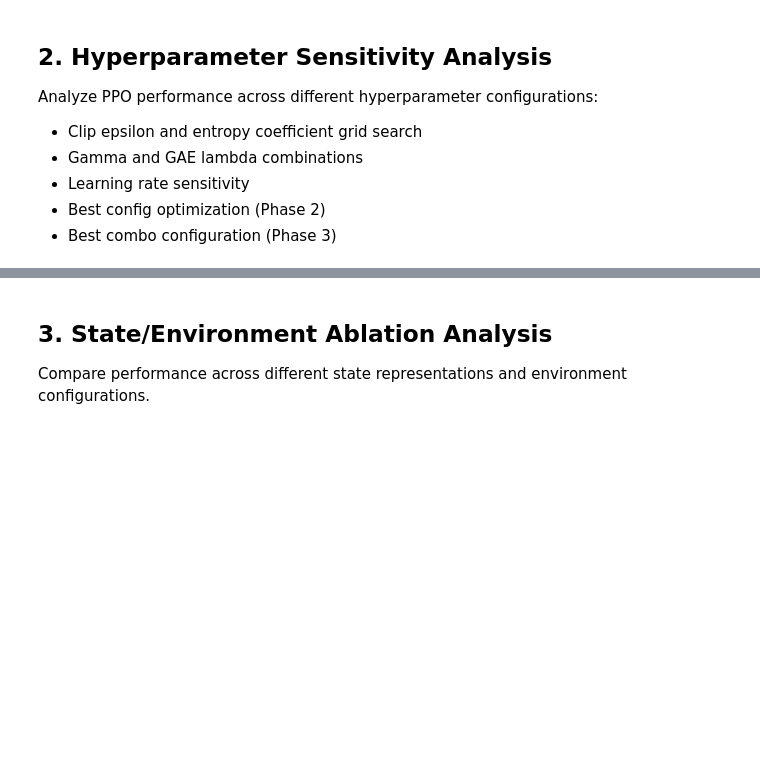
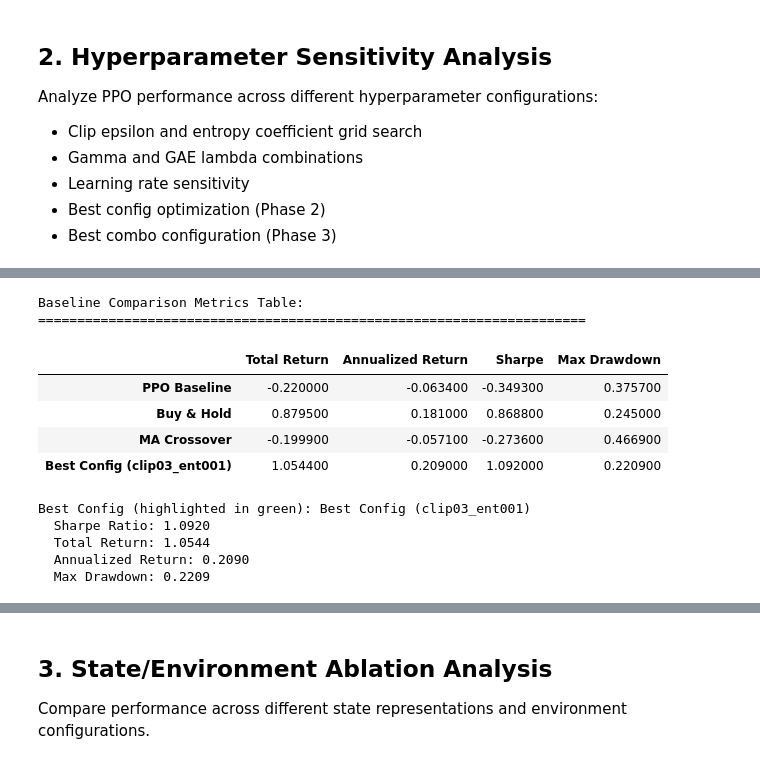
Before and after one commit to ekopen/finm-rl-project, a Jupyter notebook: notebooks/analysis_main.ipynb, the cells around one changed output, grey strips where cells are left out. Cells and saved outputs as stored; diff of their text form; code cells hidden in the pictures; blank space fills up the shorter version.

```diff
--- a/notebooks/analysis_main.ipynb
+++ b/notebooks/analysis_main.ipynb
@@ -435,0 +450,52 @@ if hyperparams_detailed_df is not None:
+# %%
+# Load and display metrics table for baseline comparison
+metrics_path = RESULTS_DIR / "ppo_hyperparams" / "best_vs_baselines_metrics.json"
+
+if metrics_path.exists():
+    import pandas as pd
+
+    with open(metrics_path, 'r') as f:
+        metrics = json.load(f)
+
+    # Convert to DataFrame for nice display
+    metrics_df = pd.DataFrame(metrics).T
+    metrics_df = metrics_df[['total_return', 'annualized_return', 'sharpe', 'max_drawdown']]
+    metrics_df.columns = ['Total Return', 'Annualized Return', 'Sharpe', 'Max Drawdown']
+    metrics_df = metrics_df.round(4)
+
+    # Identify best config row (highest Sharpe)
+    best_config_row = metrics_df['Sharpe'].idxmax()
+
+    print("Baseline Comparison Metrics Table:")
+    print("=" * 70)
+
+    # Display with highlighting for best config
+    def highlight_best(row):
+        if row.name == best_config_row:
+            return ['background-color: #90EE90'] * len(row)  # Light green
+        return [''] * len(row)
+
+    styled_df = metrics_df.style.apply(highlight_best, axis=1)
+    display(styled_df)
+
+    print(f"\nBest Config (highlighted in green): {best_config_row}")
+    print(f"  Sharpe Ratio: {metrics_df.loc[best_config_row, 'Sharpe']:.4f}")
+    print(f"  Total Return: {metrics_df.loc[best_config_row, 'Total Return']:.4f}")
+    print(f"  Annualized Return: {metrics_df.loc[best_config_row, 'Annualized Return']:.4f}")
+    print(f"  Max Drawdown: {metrics_df.loc[best_config_row, 'Max Drawdown']:.4f}")
+else:
+    print(f"Metrics file not found: {metrics_path}")
+    print("Run exp_ppo_hyperparams.py to generate the metrics.")
+# %% [output]
+Baseline Comparison Metrics Table:
+======================================================================
+|  | Total Return | Annualized Return | Sharpe | Max Drawdown |
+| PPO Baseline | -0.220000 | -0.063400 | -0.349300 | 0.375700 |
+| Buy & Hold | 0.879500 | 0.181000 | 0.868800 | 0.245000 |
+| MA Crossover | -0.199900 | -0.057100 | -0.273600 | 0.466900 |
+| Best Config (clip03_ent001) | 1.054400 | 0.209000 | 1.092000 | 0.220900 |
+Best Config (highlighted in green): Best Config (clip03_ent001)
+  Sharpe Ratio: 1.0920
+  Total Return: 1.0544
+  Annualized Return: 0.2090
+  Max Drawdown: 0.2209
```
Also changed, not shown: parts of 6 cells of this notebook, 4 other files.
